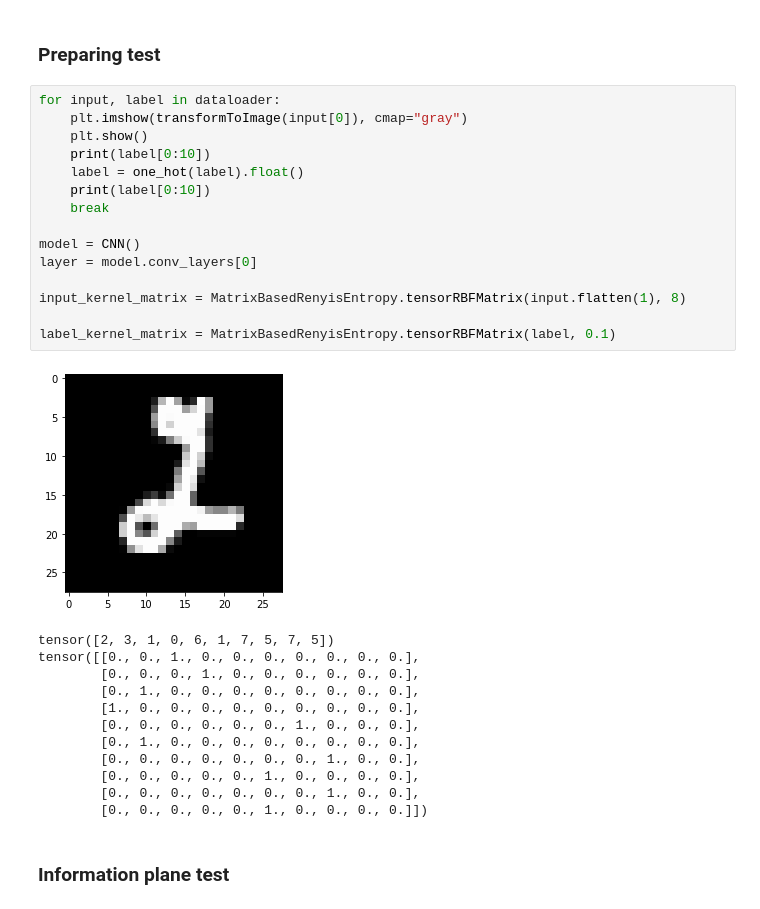
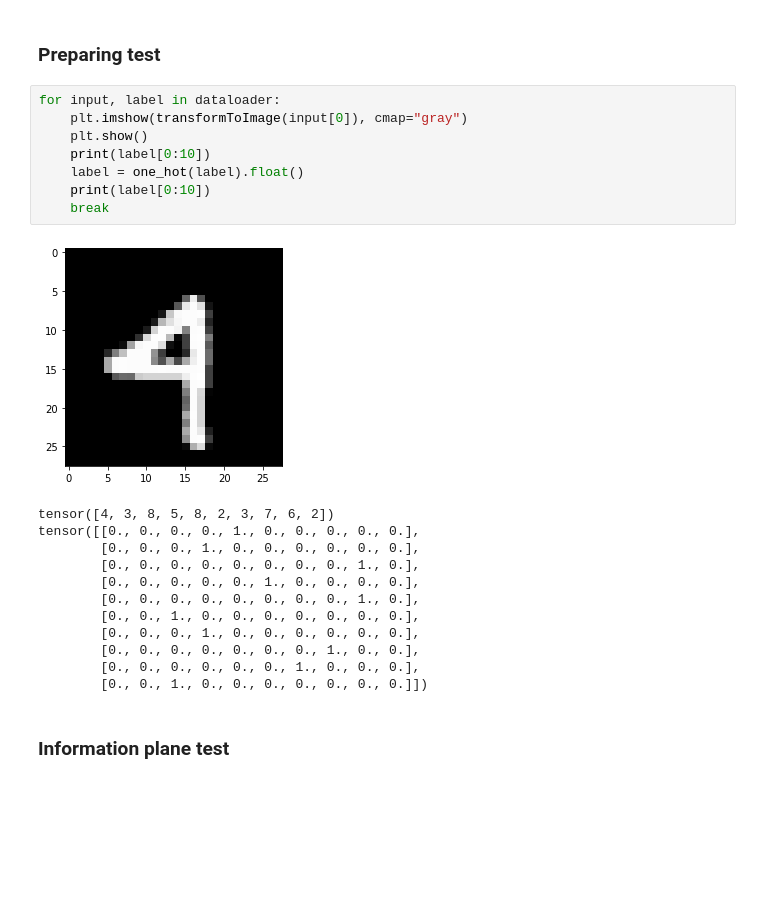
Before and after one commit to SolidusAbi/IPDL, a Jupyter notebook: notebooks/IPTests.ipynb, the cells around one changed output. Drawn from its saved outputs; the diff is of its cells as text; blank space fills up the shorter version.

```diff
--- a/notebooks/IPTests.ipynb
+++ b/notebooks/IPTests.ipynb
@@ -37,31 +37,24 @@ dataloader = DataLoader(dataset, batch_size=100, shuffle=True, num_workers=0)
 # %%
 for input, label in dataloader:
     plt.imshow(transformToImage(input[0]), cmap="gray")
     plt.show()
     print(label[0:10])
     label = one_hot(label).float()
     print(label[0:10])
     break
-
-model = CNN()
-layer = model.conv_layers[0]
-
-input_kernel_matrix = MatrixBasedRenyisEntropy.tensorRBFMatrix(input.flatten(1), 8)
-
-label_kernel_matrix = MatrixBasedRenyisEntropy.tensorRBFMatrix(label, 0.1)
 # %% [output]
-[figure, old version]
+[figure, new version]
-tensor([2, 3, 1, 0, 6, 1, 7, 5, 7, 5])
-tensor([[0., 0., 1., 0., 0., 0., 0., 0., 0., 0.],
+tensor([4, 3, 8, 5, 8, 2, 3, 7, 6, 2])
+tensor([[0., 0., 0., 0., 1., 0., 0., 0., 0., 0.],
         [0., 0., 0., 1., 0., 0., 0., 0., 0., 0.],
-        [0., 1., 0., 0., 0., 0., 0., 0., 0., 0.],
-        [1., 0., 0., 0., 0., 0., 0., 0., 0., 0.],
+        [0., 0., 0., 0., 0., 0., 0., 0., 1., 0.],
+        [0., 0., 0., 0., 0., 1., 0., 0., 0., 0.],
+        [0., 0., 0., 0., 0., 0., 0., 0., 1., 0.],
+        [0., 0., 1., 0., 0., 0., 0., 0., 0., 0.],
+        [0., 0., 0., 1., 0., 0., 0., 0., 0., 0.],
+        [0., 0., 0., 0., 0., 0., 0., 1., 0., 0.],
         [0., 0., 0., 0., 0., 0., 1., 0., 0., 0.],
-        [0., 1., 0., 0., 0., 0., 0., 0., 0., 0.],
-        [0., 0., 0., 0., 0., 0., 0., 1., 0., 0.],
-        [0., 0., 0., 0., 0., 1., 0., 0., 0., 0.],
-        [0., 0., 0., 0., 0., 0., 0., 1., 0., 0.],
-        [0., 0., 0., 0., 0., 1., 0., 0., 0., 0.]])
+        [0., 0., 1., 0., 0., 0., 0., 0., 0., 0.]])
 # %% [markdown]
 ### Information plane test
 # %%
```
Also changed, not shown: parts of 17 cells of this notebook, 1 other file.
